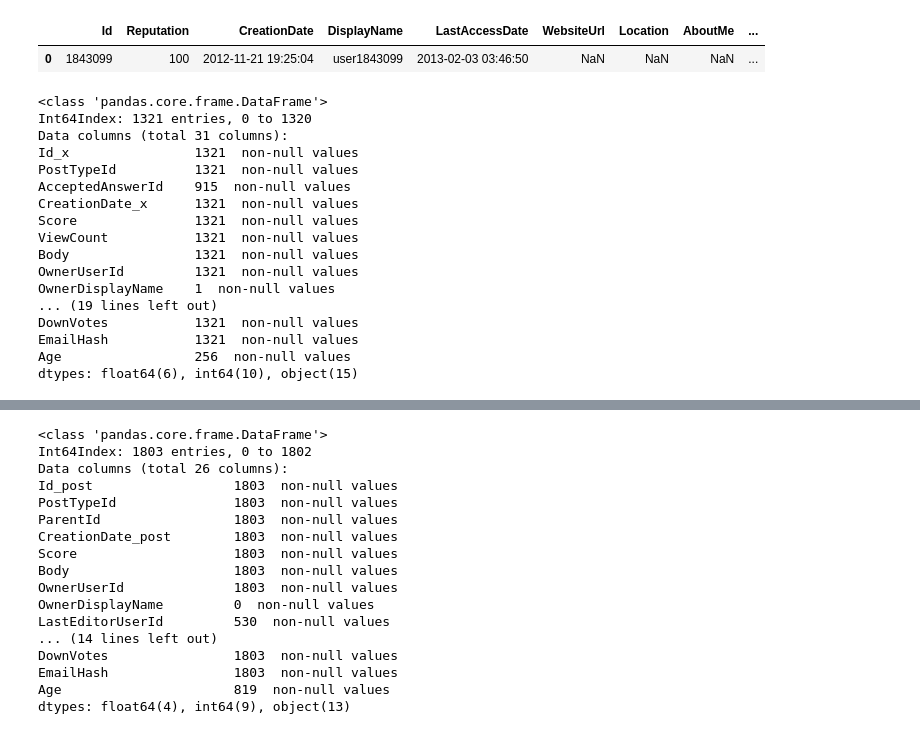
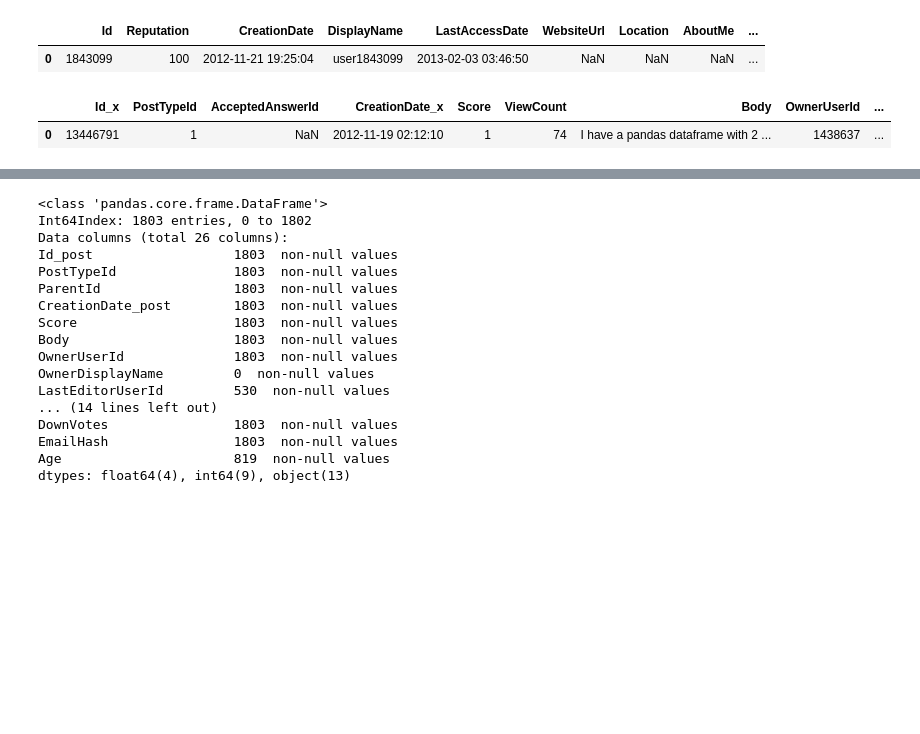
Before and after one commit to donigian/Data-Analysis-with-Python, a Jupyter notebook: Data Analysis using Pandas .ipynb, the cells around one changed output, grey strips where cells are left out. Saved outputs shown, nothing was run; the diff lists cells and outputs as text; code cells hidden in the pictures; blank space fills up the shorter version.

```diff
--- a/Data Analysis using Pandas .ipynb
+++ b/Data Analysis using Pandas .ipynb
@@ -203,27 +213,12 @@ HTML(all_users.head(1).to_html())
 # %%
 # join posts data with all_users, left => posts, right=> all_users
 # overlapping column names are appended with _x, _y
 all_users_posts = pd.merge(posts, all_users, left_on = 'OwnerUserId', right_on='Id')
 all_users_posts
-#HTML(all_users_posts.head(1).to_html())
+HTML(all_users_posts.head(1).to_html())
 # %% [output]
-<class 'pandas.core.frame.DataFrame'>
-Int64Index: 1321 entries, 0 to 1320
-Data columns (total 31 columns):
-Id_x                1321  non-null values
-PostTypeId          1321  non-null values
-AcceptedAnswerId    915  non-null values
-CreationDate_x      1321  non-null values
-Score               1321  non-null values
-ViewCount           1321  non-null values
-Body                1321  non-null values
-OwnerUserId         1321  non-null values
-OwnerDisplayName    1  non-null values
-... (19 lines left out)
-DownVotes           1321  non-null values
-EmailHash           1321  non-null values
-Age                 256  non-null values
-dtypes: float64(6), int64(10), object(15)
+|  | Id_x | PostTypeId | AcceptedAnswerId | CreationDate_x | Score | ViewCount | Body | OwnerUserId | ... |
+| 0 | 13446791 | 1 | NaN | 2012-11-19 02:12:10 | 1 | 74 | I have a pandas dataframe with 2 ... | 1438637 | ... |
 # %%
 # merge appends a suffix _x, _y for duplicate columns
 # reference http://pandas.pydata.org/pandas-docs/dev/merging.html
```
Also changed, not shown: parts of 4 cells of this notebook.
